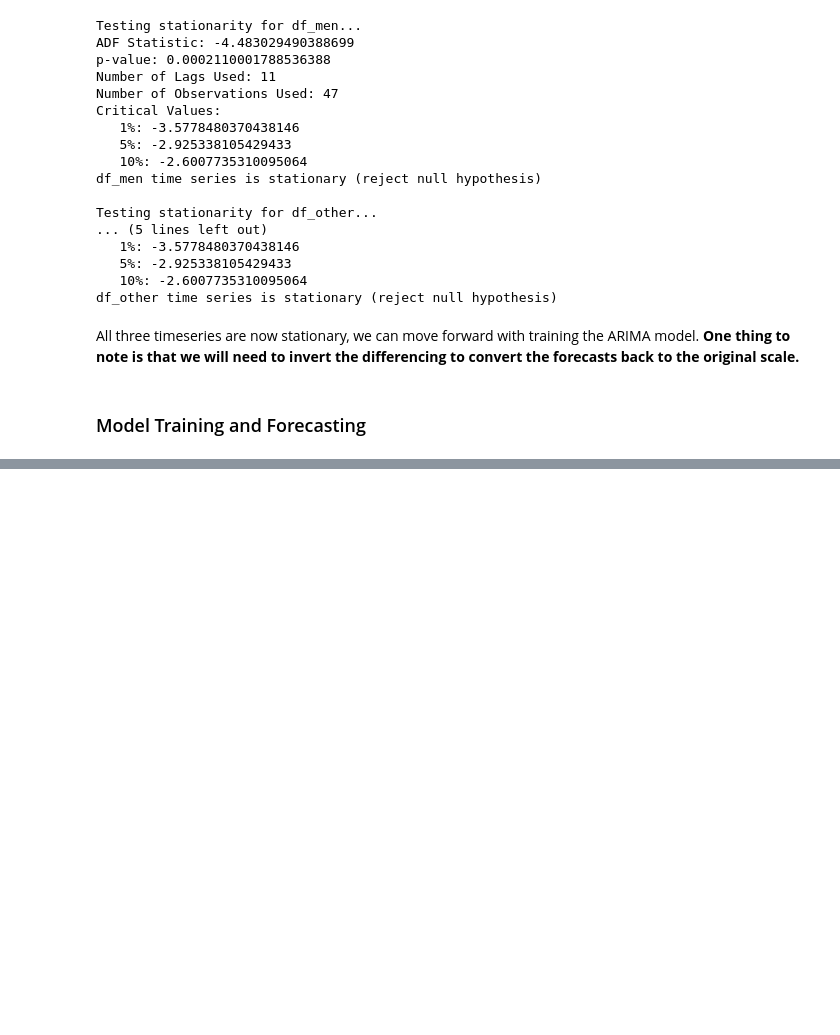
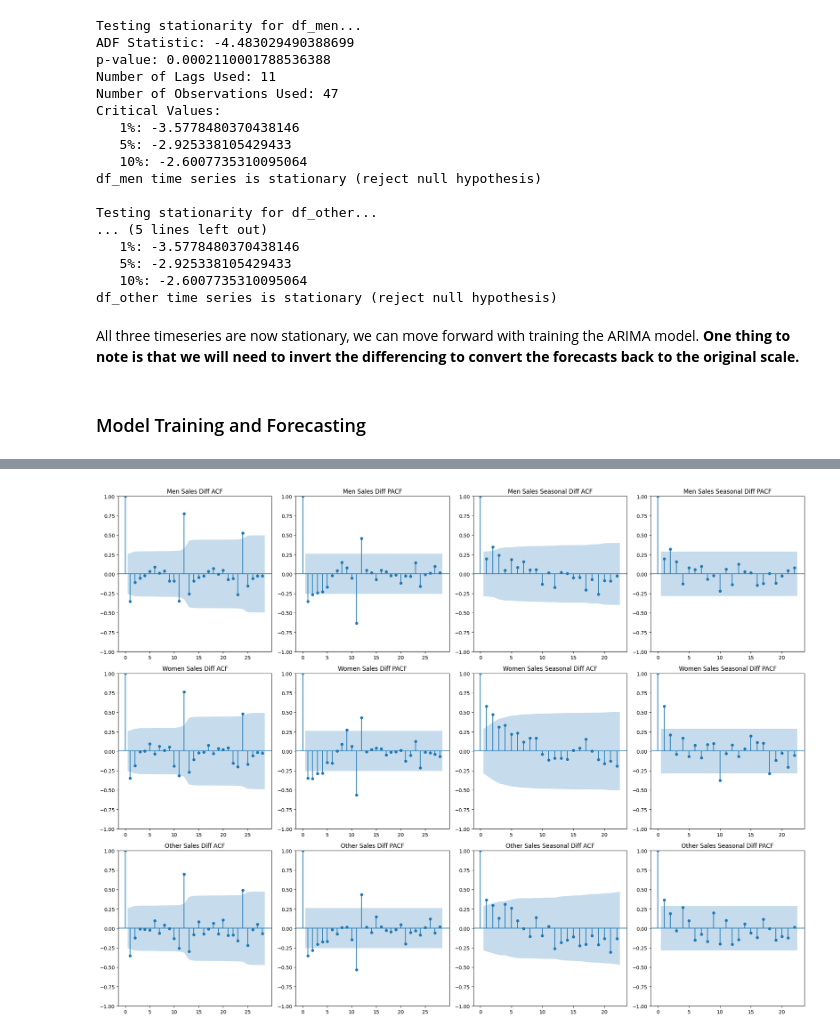
Before and after one commit to qfattah/Walmart-Sales-Forecasting, a Jupyter notebook: Walmart_Sales_Forecat.ipynb, the cells around one changed output, grey strips where cells are left out. Saved outputs shown, nothing was run; the diff lists cells and outputs as text; code cells hidden in the pictures; blank space fills up the shorter version.

Commit message:
ACF and PACF plotted

```diff
--- a/Walmart_Sales_Forecat.ipynb
+++ b/Walmart_Sales_Forecat.ipynb
@@ -386,0 +397,34 @@ df_forecast_other = run_sarima_model(df_other.dropna(), 'Sales', 'Sales_diff', o
+# %%
+# Assuming df_forecast_men, df_forecast_women, and df_forecast_other are already defined
+dataframes = {
+    'Men': df_forecast_men,
+    'Women': df_forecast_women,
+    'Other': df_forecast_other
+}
+
+# Set up the figure and axes for subplots
+fig, axes = plt.subplots(len(dataframes), 4, figsize=(20, 15))
+
+# Loop through each dataframe and generate the plots
+for i, (title, df) in enumerate(dataframes.items()):
+    # Calculate differencing and seasonal differencing
+    df['Sales_diff'] = df['Sales'].diff().dropna()
+    df['Sales_seasonal_diff'] = df['Sales'].diff(12).dropna()
+
+    # Plot ACF and PACF for the differenced data
+    plot_acf(df['Sales_diff'].dropna(), lags=28, ax=axes[i, 0])
+    axes[i, 0].set_title(f'{title} Sales Diff ACF')
+    plot_pacf(df['Sales_diff'].dropna(), lags=28, ax=axes[i, 1])
+    axes[i, 1].set_title(f'{title} Sales Diff PACF')
+
+    # Plot ACF and PACF for the seasonal differenced data
+    plot_acf(df['Sales_seasonal_diff'].dropna(), lags=22, ax=axes[i, 2])
+    axes[i, 2].set_title(f'{title} Sales Seasonal Diff ACF')
+    plot_pacf(df['Sales_seasonal_diff'].dropna(), lags=22, ax=axes[i, 3])
+    axes[i, 3].set_title(f'{title} Sales Seasonal Diff PACF')
+
+# Adjust layout
+plt.tight_layout()
+plt.show()
+# %% [output]
+[figure, added]
```
Also changed, not shown: parts of 7 cells of this notebook.
